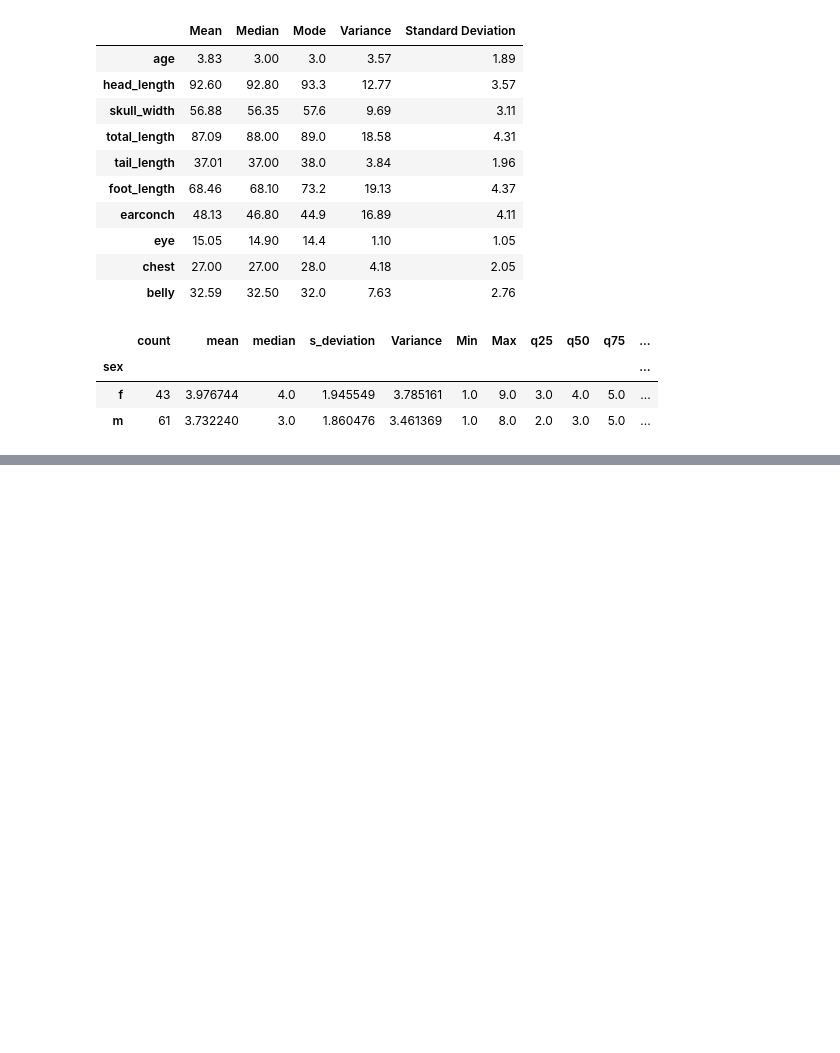
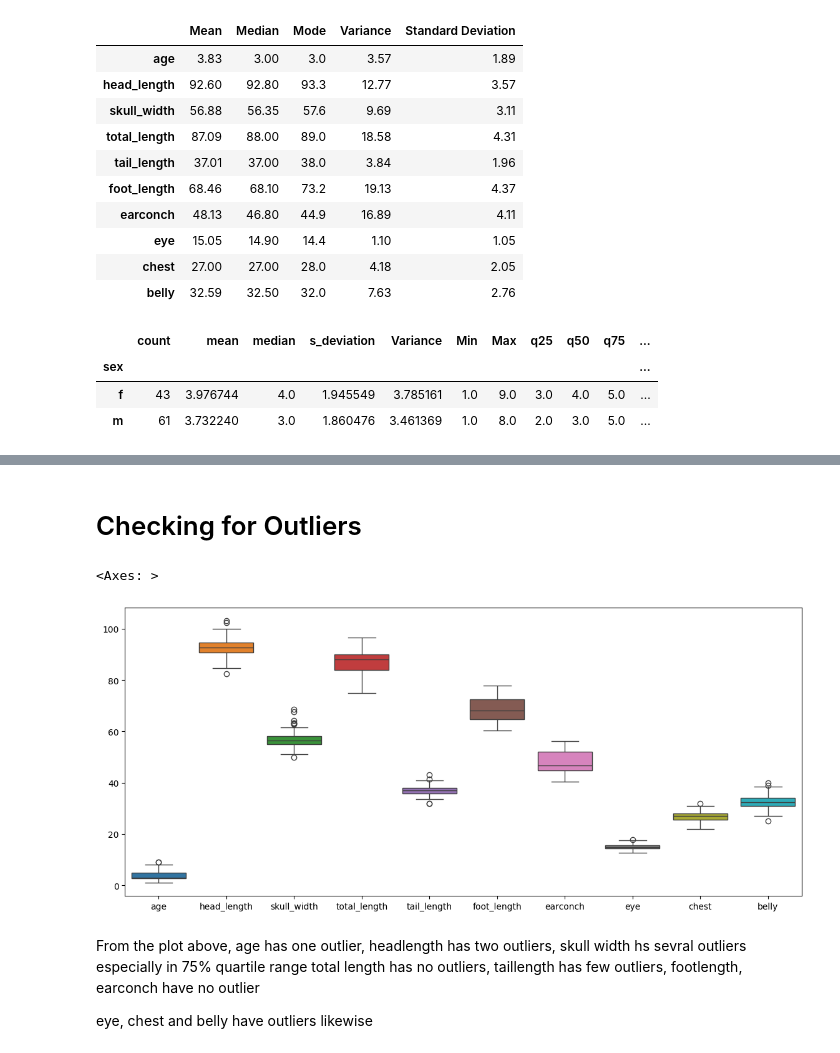
Before and after one commit to Osisami00/AI_Engr, a Jupyter notebook: My_Task/week_8/task18.ipynb, the cells around one changed output, grey strips where cells are left out. Drawn from its saved outputs; the diff is of its cells as text; code cells hidden in the pictures; blank space fills up the shorter version.

Commit message:
Stat Complete Assignment

```diff
--- a/My_Task/week_8/task18.ipynb
+++ b/My_Task/week_8/task18.ipynb
@@ -314,0 +339,18 @@ possums_cols = ["sex", "age", ]
+# %%
+# Checking the Measure of Spread
+
+num_features = [ 'age', 'head_length', 'skull_width', 'total_length', 'tail_length', 'foot_length', 'earconch', 'eye', 'chest', 'belly']
+
+stat3 = pd.DataFrame({
+    "Max" : possums1[num_features].max().round(2),
+    "Min" : possums1[num_features].min().round(2),
+    "Range" : np.subtract(possums1[num_features].max(),  possums1[num_features].min()).round(2),
+    "25th Percentile" : possums1[num_features].quantile(0.25).round(2),
+    "50th Percentile" : possums1[num_features].quantile(0.50).round(2),
+    "75th Percentile" : possums1[num_features].quantile(0.75).round(2),
+    "IQR" : np.subtract(possums1[num_features].quantile(0.75), possums1[num_features].quantile(0.25)).round(2),
+    "Skewness" : possums1[num_features].skew().round(2),
+    "Kurtosis" : possums1[num_features].kurtosis().round()
+})
+
+stat3
@@ -314,0 +381,15 @@ possums_cols = ["sex", "age", ]
+# %% [markdown]
+# Checking for Outliers
+# %%
+# creating a multiple boxplot for features
+plt.figure(figsize=(14, 6))
+sns.boxplot(data=possums1[num_features])
+# %% [output]
+<Axes: >
+[figure, added]
+# %% [markdown]
+From the plot above, age has  one outlier, headlength has two outliers, skull width hs sevral outliers especially
+in 75% quartile range
+total length has no outliers, taillength has few outliers, footlength, earconch have no outlier
+
+eye, chest and belly have outliers likewise
```
Also changed, not shown: parts of 16 cells of this notebook.
